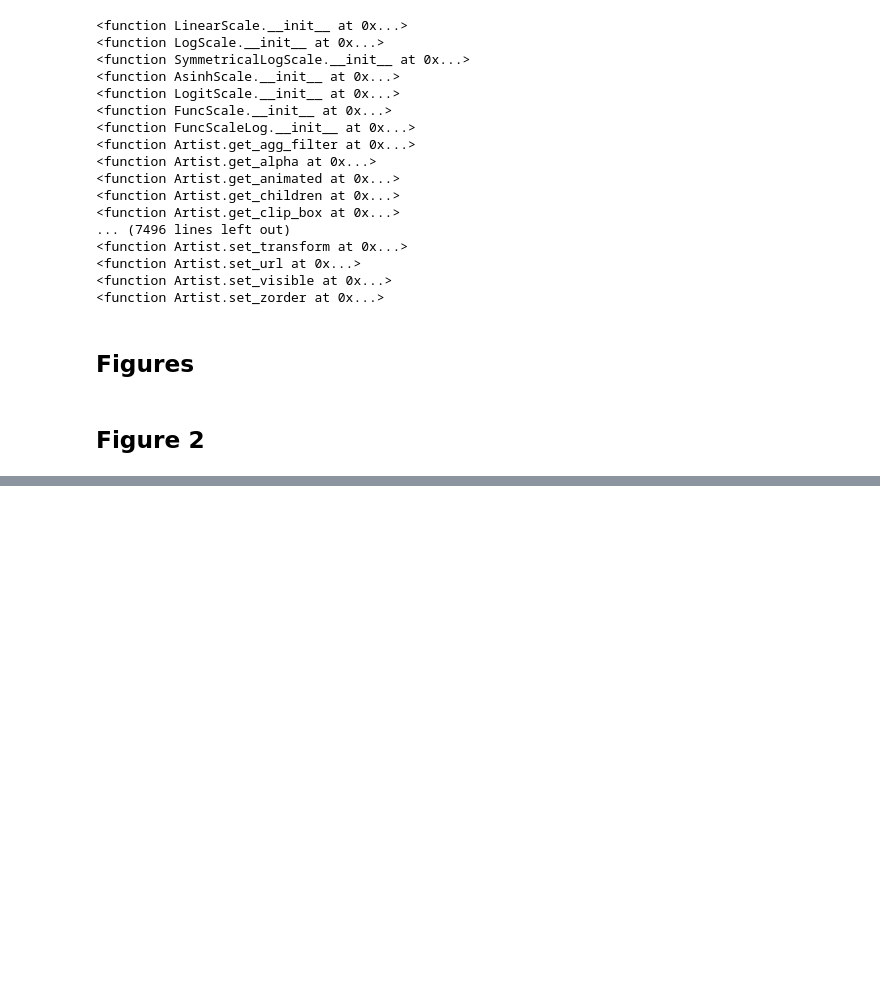
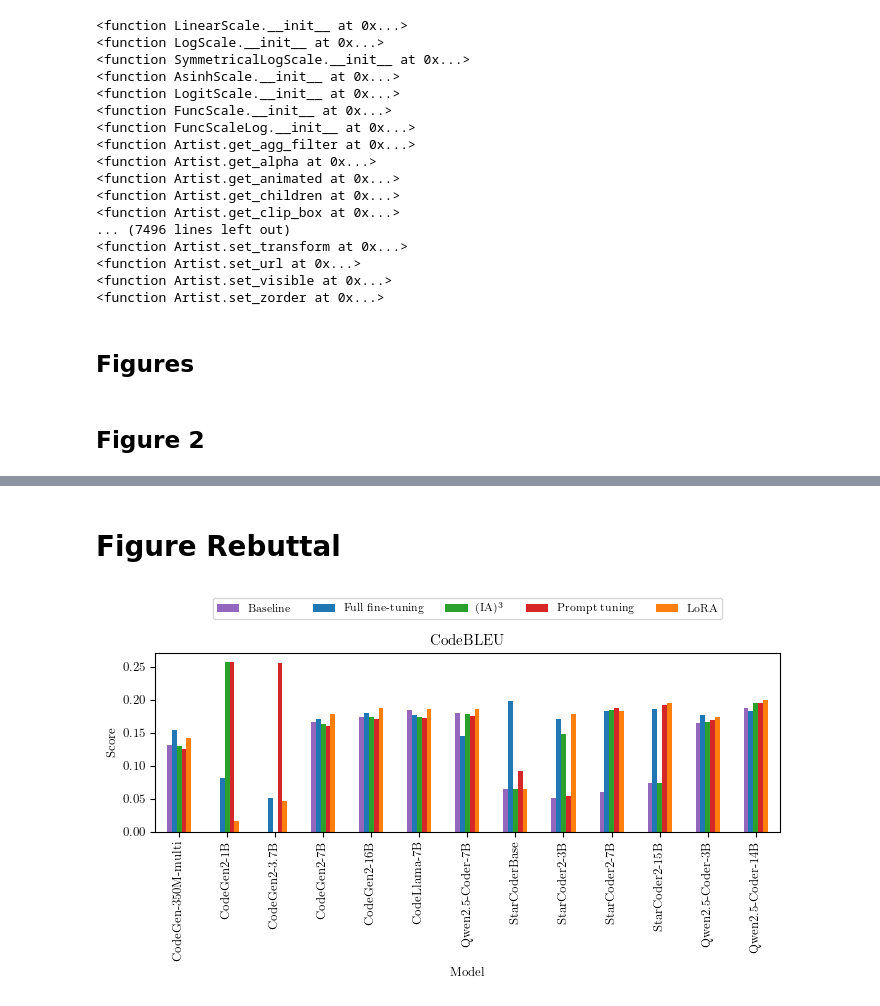
Before and after one commit to andstor/peft-unit-test-generation-replication-package, a Jupyter notebook: analysis/plots.ipynb, the cells around one changed output, grey strips where cells are left out. Cells and saved outputs as stored; diff of their text form; code cells hidden in the pictures; blank space fills up the shorter version.

```diff
--- a/analysis/plots.ipynb
+++ b/analysis/plots.ipynb
@@ -216,0 +254,32 @@ fig.savefig('../figures/cost_efficiency.pgf', bbox_inches='tight')
+# %% [markdown]
+# Figure Rebuttal
+# %%
+# Example: Bar plot for 'codebleu_scores' scores for each model and method
+
+codebleu_scores.plot(kind='bar', color=[color_map[c] for c in codebleu_scores.columns])
+plt.title(column_mapping['codebleu_scores'])
+plt.ylabel('Score')
+plt.xlabel('Model')
+plt.xticks(
+
+    ticks=range(len(codebleu_scores.index)),
+    labels=[model_mapping.get(m, m) for m in codebleu_scores.index],
+    rotation=90
+)
+plt.legend([method_mapping[c] for c in codebleu_scores.columns], fontsize=SMALL_SIZE)
+# set height and width
+plt.gcf().set_size_inches(7.00697, 4.5)
+# set legend outside the plot on line above
+#
+plt.legend(
+    [method_mapping[c] for c in codebleu_scores.columns],
+    bbox_to_anchor=(0.5, 1.25),  # (X-center, Y-above_plot). Adjust Y value (1.15) as needed.
+    loc='center',                # Anchor the center of the legend box to the BBOX coordinates.
+    ncol=len(codebleu_scores.columns), # Crucial: Sets the number of columns to the total number of methods.
+    fontsize=SMALL_SIZE,
+    borderaxespad=0.
+)
+plt.tight_layout()
+plt.show()
+# %% [output]
+[figure, added]
```
Also changed, not shown: parts of 9 cells of this notebook.
